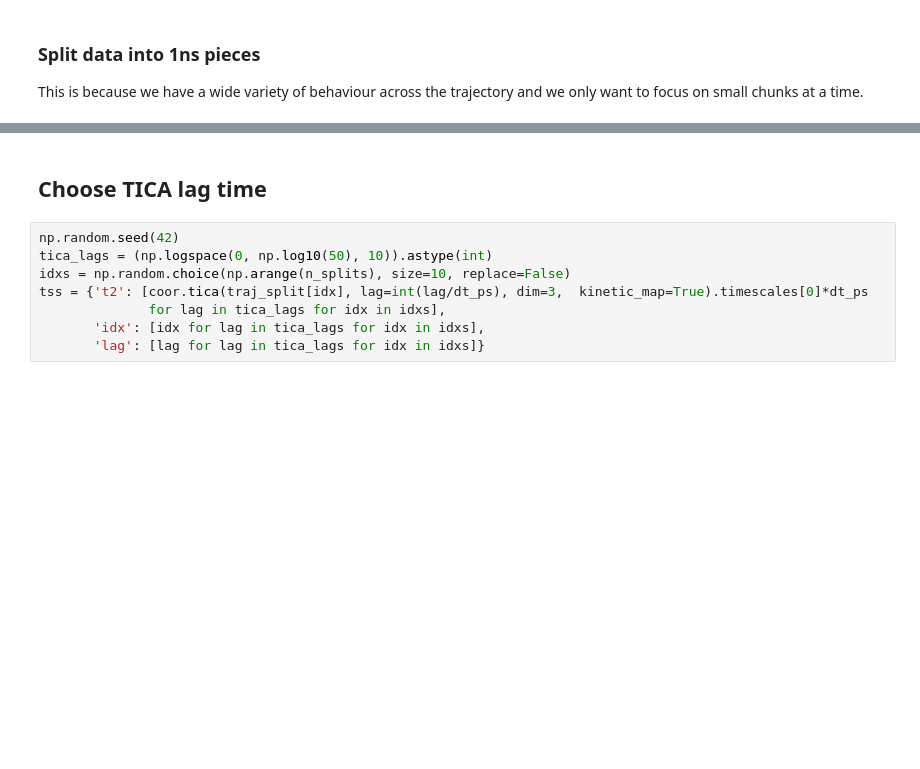
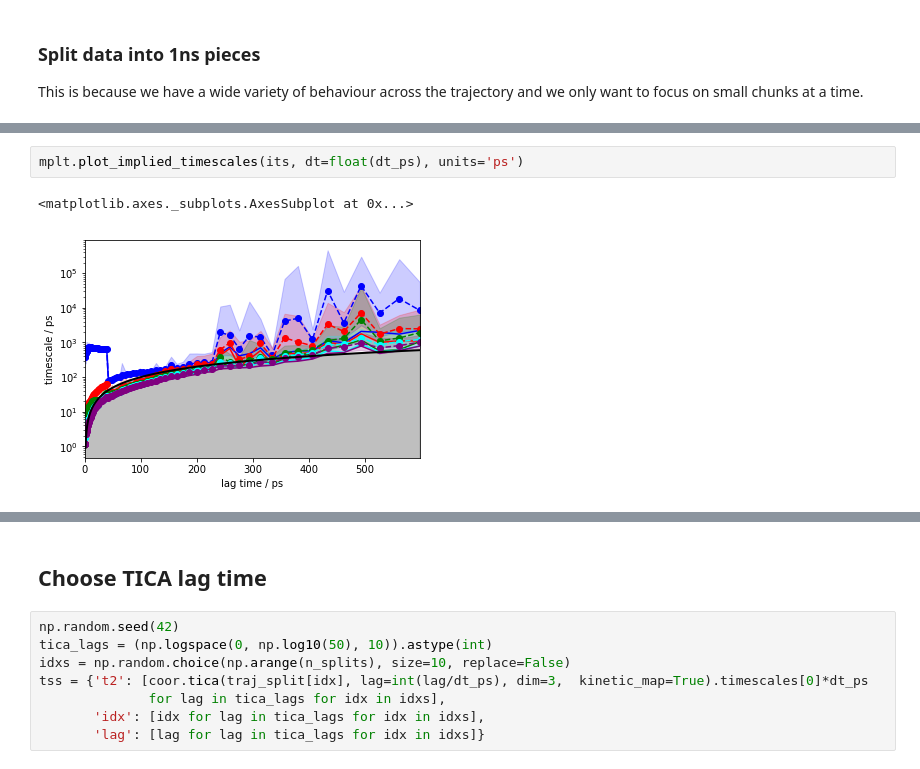
Before and after one commit to RobertArbon/water_diffusion, a Jupyter notebook: tica_whole_trajectory.ipynb, the cells around one changed output, grey strips where cells are left out. Drawn from its saved outputs; the diff is of its cells as text; blank space fills up the shorter version.

```diff
--- a/tica_whole_trajectory.ipynb
+++ b/tica_whole_trajectory.ipynb
@@ -73,0 +122,5 @@ traj_split = np.array_split(com, n_splits) # the split up
+# %%
+mplt.plot_implied_timescales(its, dt=float(dt_ps), units='ps')
+# %% [output]
+<matplotlib.axes._subplots.AxesSubplot at 0x...>
+[figure, added]
```
Also changed, not shown: parts of 13 cells of this notebook.
